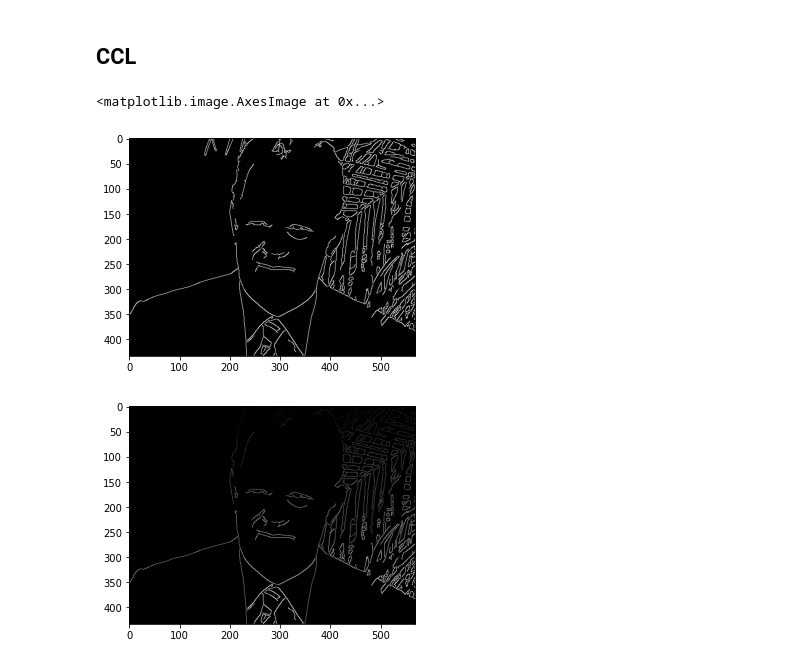
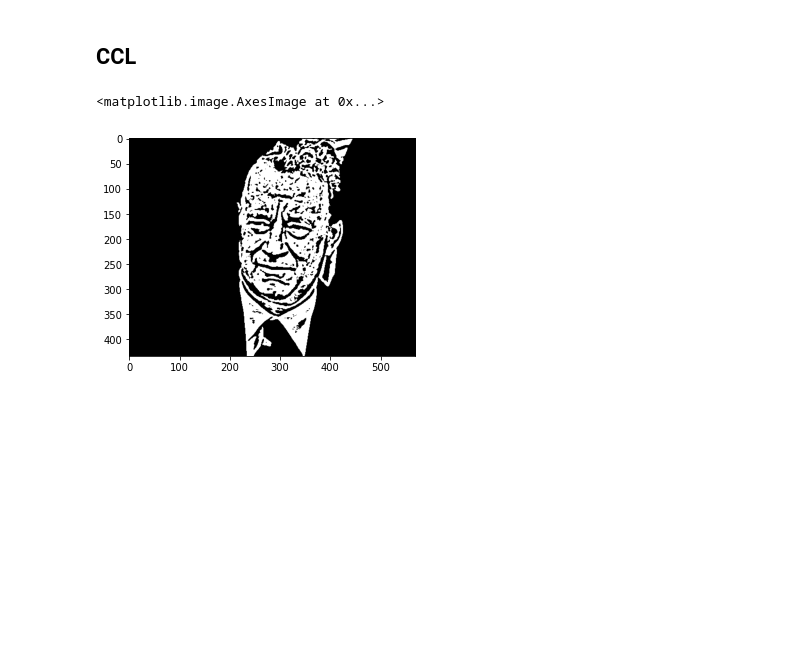
Before and after one commit to Abner0627/IPRV_Affine-Transform, a Jupyter notebook: main.ipynb, the cells around one changed output. Cells and saved outputs as stored; diff of their text form; code cells hidden in the pictures; blank space fills up the shorter version.

```diff
--- a/main.ipynb
+++ b/main.ipynb
@@ -29,6 +29,7 @@ def _mask_YCbCr(img_YCbCr, cb_lw, cb_hg, cr_lw, cr_hg):
 img_P = "./img/TomHanksApr09.jpg"
 # img_P = "./img/tom-cruise-vanessa-kirby-mission-impossible-fallout-1564649325.bmp"
 img = cv2.imread(img_P)    # bgr
+h, w, _ = img.shape
 
 fig = plt.figure()
 plt.imshow(cv2.cvtColor(img, cv2.COLOR_BGR2RGB))
@@ -39,17 +40,25 @@ plt.imshow(cv2.cvtColor(img, cv2.COLOR_BGR2RGB))
 ## CCL
 # %%
 img_gray = cv2.cvtColor(img, cv2.COLOR_BGR2GRAY)
-img_blur = cv2.GaussianBlur(img_gray, (3, 3), 0)
-img_edge = cv2.Canny(img_blur, 50, 180)
+img_blur = cv2.GaussianBlur(img_gray, (5, 5), 0)
+# img_edge = cv2.Canny(img_blur, 50, 180)
+img_thres = cv2.adaptiveThreshold(img_blur, 255, cv2.ADAPTIVE_THRESH_MEAN_C, cv2.THRESH_BINARY, 11, 2)
+num_obj, labels = cv2.connectedComponents(img_thres)
 
-num_obj, labels = cv2.connectedComponents(img_edge)
+L = labels.flatten()
+L_ = []
+for i in L:
+    if i==4:
+        L_.append(1)
+    else:
+        L_.append(0)
+L_ = np.array(L_)
+
+# fig = plt.figure()
+# plt.imshow(img_thres, cmap='gray')
 
 fig = plt.figure()
-plt.imshow(img_edge, cmap='gray')
-
-fig = plt.figure()
-plt.imshow(labels, cmap='gray')
+plt.imshow(L_.reshape(h, w), cmap='gray')
 # %% [output]
 <matplotlib.image.AxesImage at 0x...>
-[figure, old version]
+[figure, new version]
-[figure, removed]
```
